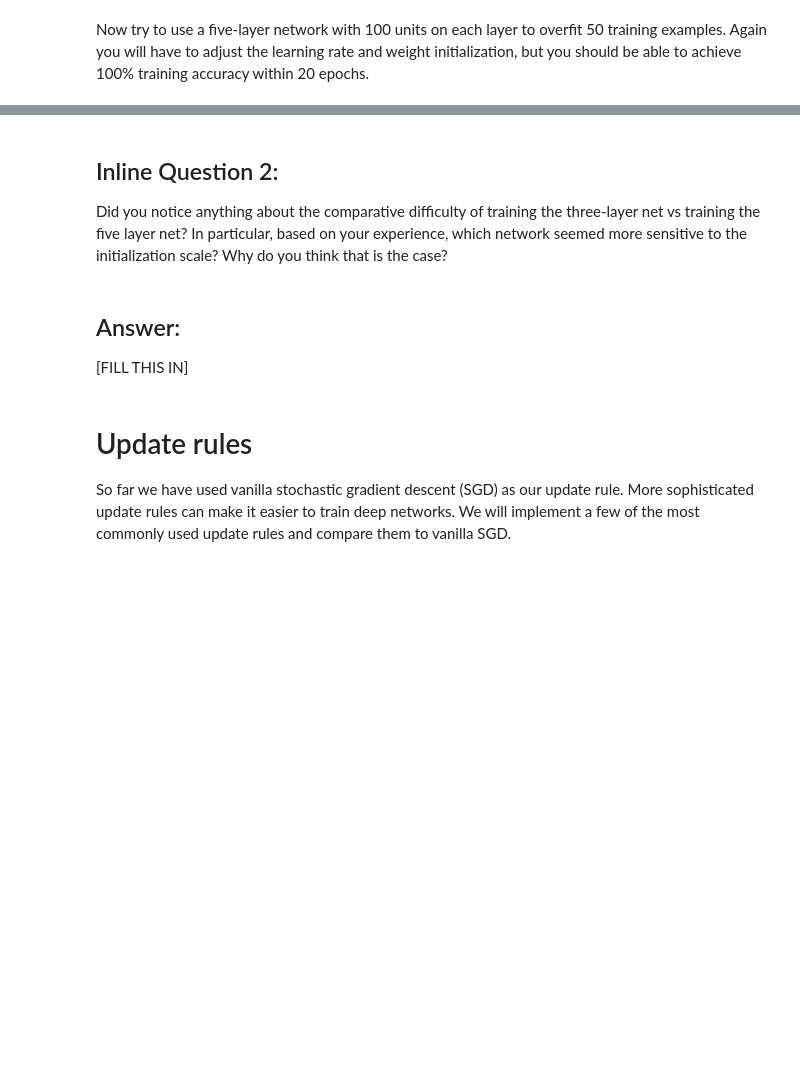
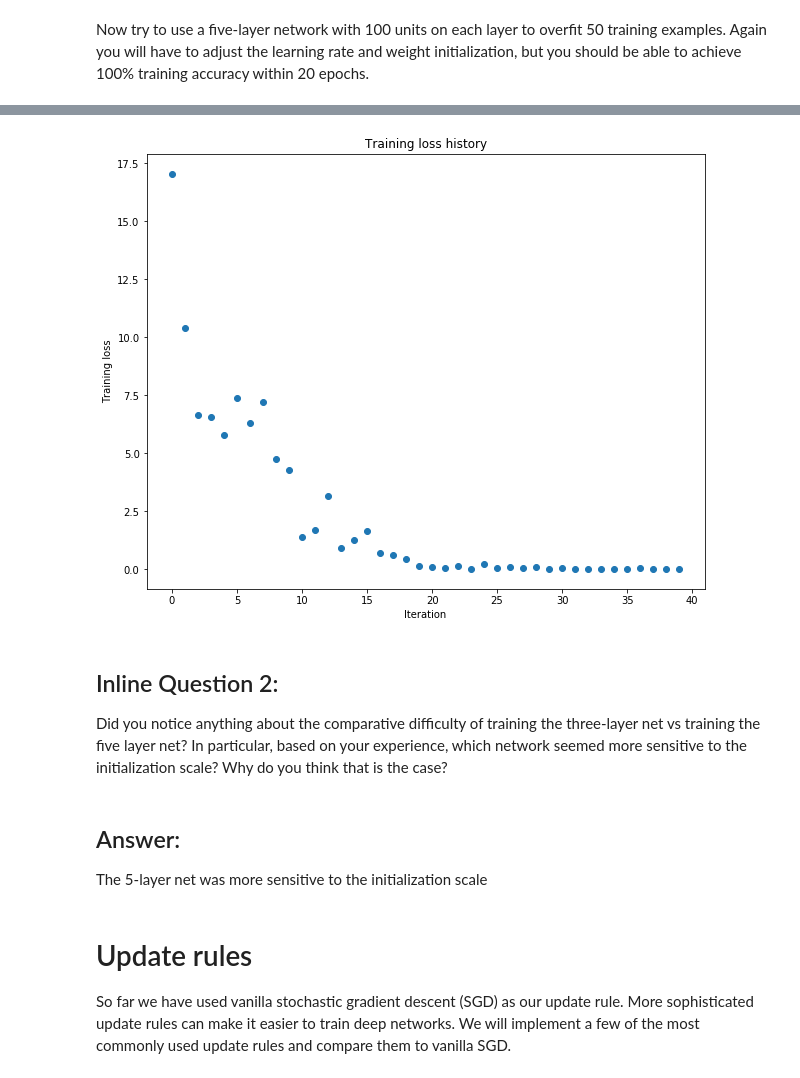
Before and after one commit to aaronenberg/cs231n, a Jupyter notebook: assignment2/FullyConnectedNets.ipynb, the cells around one changed output, grey strips where cells are left out. Cells and saved outputs as stored; diff of their text form; code cells hidden in the pictures; blank space fills up the shorter version.

```diff
--- a/assignment2/FullyConnectedNets.ipynb
+++ b/assignment2/FullyConnectedNets.ipynb
@@ -474,8 +507,8 @@ small_data = {
   'y_val': data['y_val'],
 }
 
-learning_rate = 2e-3
-weight_scale = 1e-5
+learning_rate = 5e-4
+weight_scale = 7e-2
 model = FullyConnectedNet([100, 100, 100, 100],
                 weight_scale=weight_scale, dtype=np.float64)
 solver = Solver(model, small_data,
@@ -492,3 +525,4 @@ plt.title('Training loss history')
 plt.xlabel('Iteration')
 plt.ylabel('Training loss')
 plt.show()
+# %% [output]
@@ -495,9 +546,10 @@ plt.show()
+[figure, added]
 # %% [markdown]
 ## Inline Question 2:
 Did you notice anything about the comparative difficulty of training the three-layer net vs training the five layer net? In particular, based on your experience, which network seemed more sensitive to the initialization scale? Why do you think that is the case?
-# %% [markdown]
-## Answer:
-[FILL THIS IN]
+# %% [markdown]
+## Answer:
+The 5-layer net was more sensitive to the initialization scale
 # %% [markdown]
 # Update rules
 So far we have used vanilla stochastic gradient descent (SGD) as our update rule. More sophisticated update rules can make it easier to train deep networks. We will implement a few of the most commonly used update rules and compare them to vanilla SGD.
```
Also changed, not shown: parts of 7 cells of this notebook, 2 other files.
